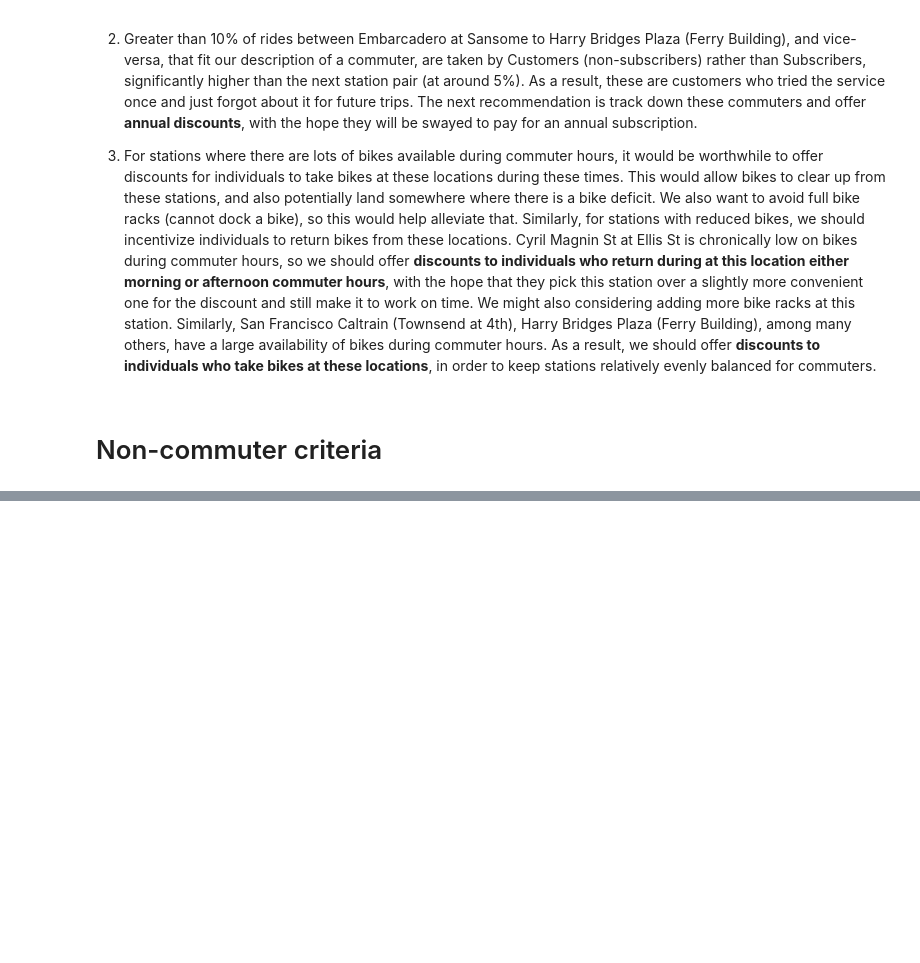
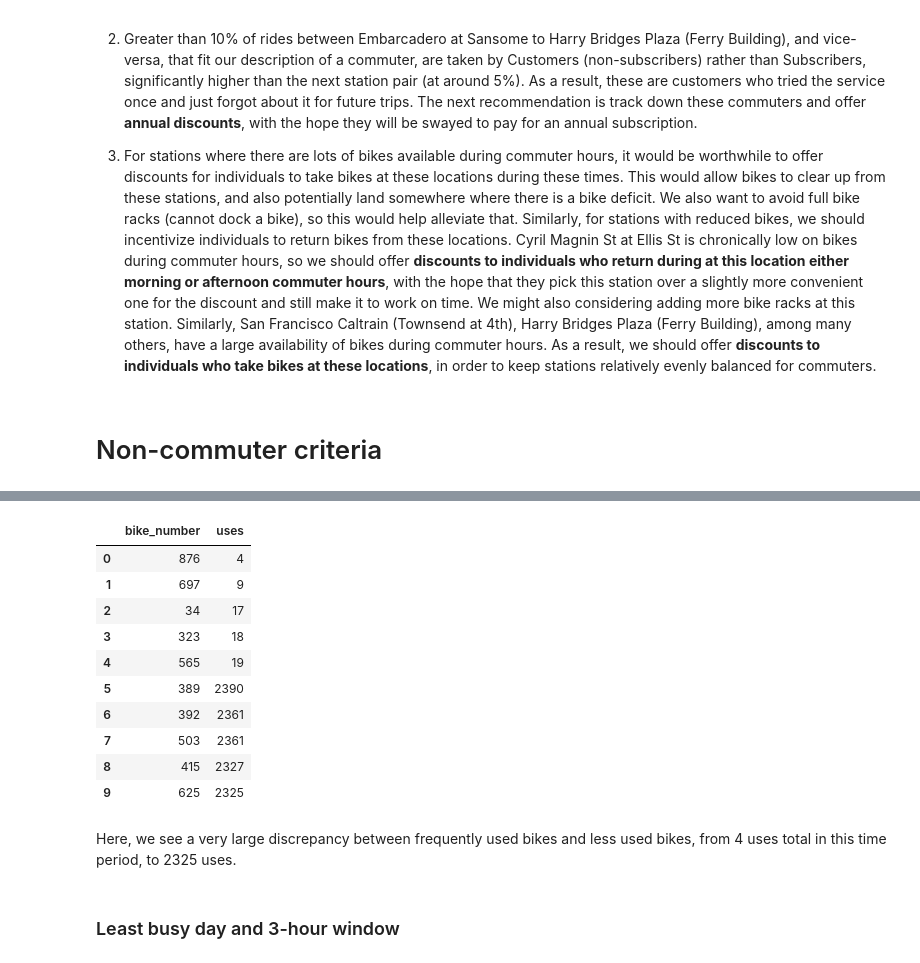
Before and after one commit to siduojiang/SQL_analysis_bikeshare, a Jupyter notebook: Project_1.ipynb, the cells around one changed output, grey strips where cells are left out. Drawn from its saved outputs; the diff is of its cells as text; code cells hidden in the pictures; blank space fills up the shorter version.

```diff
--- a/Project_1.ipynb
+++ b/Project_1.ipynb
@@ -330,0 +399,31 @@ Change in ridership during weekend versus weekday. Top 5 starting stations durin
+# %%
+%%bigquery
+(SELECT bike_number, COUNT(*) uses
+FROM `bigquery-public-data.san_francisco.bikeshare_trips`
+WHERE duration_sec BETWEEN (5 * 60) AND (3 * 60 * 60)
+GROUP BY bike_number
+ORDER BY uses DESC
+LIMIT 5)
+UNION ALL
+(SELECT bike_number, COUNT(*) uses
+FROM `bigquery-public-data.san_francisco.bikeshare_trips`
+WHERE duration_sec BETWEEN (5 * 60) AND (3 * 60 * 60)
+GROUP BY bike_number
+ORDER BY uses
+LIMIT 5)
+# %% [output]
+|  | bike_number | uses |
+| 0 | 876 | 4 |
+| 1 | 697 | 9 |
+| 2 | 34 | 17 |
+| 3 | 323 | 18 |
+| 4 | 565 | 19 |
+| 5 | 389 | 2390 |
+| 6 | 392 | 2361 |
+| 7 | 503 | 2361 |
+| 8 | 415 | 2327 |
+| 9 | 625 | 2325 |
+# %% [markdown]
+Here, we see a very large discrepancy between frequently used bikes and less used bikes, from 4 uses total in this time period, to 2325 uses.
+# %% [markdown]
+### Least busy day and 3-hour window
```
Also changed, not shown: parts of 24 cells of this notebook.
